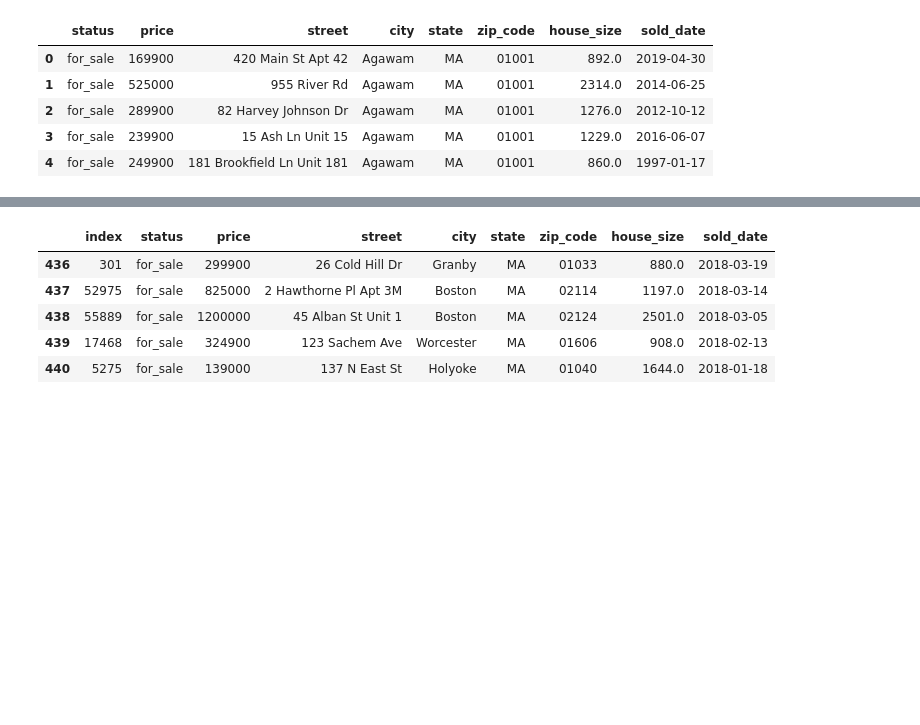
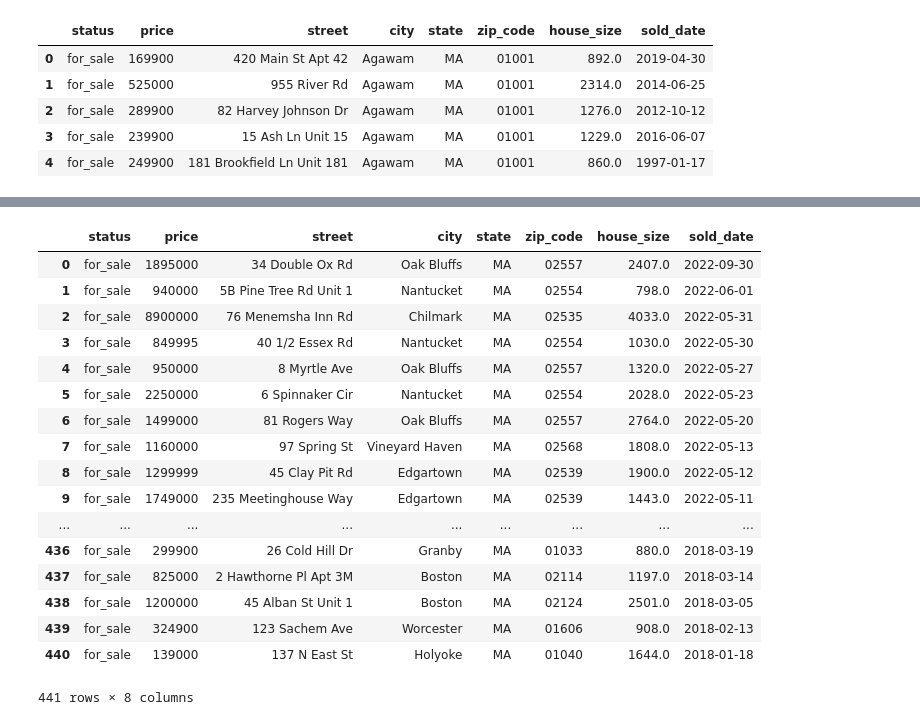
Before and after one commit to SamSteffen/Portland_Housing_Prices, a Jupyter notebook: MA_housing_prices.ipynb, the cells around one changed output, grey strips where cells are left out. Drawn from its saved outputs; the diff is of its cells as text; code cells hidden in the pictures; blank space fills up the shorter version.

```diff
--- a/MA_housing_prices.ipynb
+++ b/MA_housing_prices.ipynb
@@ -150,12 +150,24 @@ df.head()
 | 64774 | for_sale | 950000 | 8 Myrtle Ave | Oak Bluffs | MA | 02557 | 1320.0 | 2022-05-27 |
 # %%
 # reset the index
-df = df.reset_index()
-df.tail()
+df.reset_index(drop=True, inplace=True)
+df
 # %% [output]
-|  | index | status | price | street | city | state | zip_code | house_size | sold_date |
-| 436 | 301 | for_sale | 299900 | 26 Cold Hill Dr | Granby | MA | 01033 | 880.0 | 2018-03-19 |
-| 437 | 52975 | for_sale | 825000 | 2 Hawthorne Pl Apt 3M | Boston | MA | 02114 | 1197.0 | 2018-03-14 |
-| 438 | 55889 | for_sale | 1200000 | 45 Alban St Unit 1 | Boston | MA | 02124 | 2501.0 | 2018-03-05 |
-| 439 | 17468 | for_sale | 324900 | 123 Sachem Ave | Worcester | MA | 01606 | 908.0 | 2018-02-13 |
-| 440 | 5275 | for_sale | 139000 | 137 N East St | Holyoke | MA | 01040 | 1644.0 | 2018-01-18 |
+|  | status | price | street | city | state | zip_code | house_size | sold_date |
+| 0 | for_sale | 1895000 | 34 Double Ox Rd | Oak Bluffs | MA | 02557 | 2407.0 | 2022-09-30 |
+| 1 | for_sale | 940000 | 5B Pine Tree Rd Unit 1 | Nantucket | MA | 02554 | 798.0 | 2022-06-01 |
+| 2 | for_sale | 8900000 | 76 Menemsha Inn Rd | Chilmark | MA | 02535 | 4033.0 | 2022-05-31 |
+| 3 | for_sale | 849995 | 40 1/2 Essex Rd | Nantucket | MA | 02554 | 1030.0 | 2022-05-30 |
+| 4 | for_sale | 950000 | 8 Myrtle Ave | Oak Bluffs | MA | 02557 | 1320.0 | 2022-05-27 |
+| 5 | for_sale | 2250000 | 6 Spinnaker Cir | Nantucket | MA | 02554 | 2028.0 | 2022-05-23 |
+| 6 | for_sale | 1499000 | 81 Rogers Way | Oak Bluffs | MA | 02557 | 2764.0 | 2022-05-20 |
+| 7 | for_sale | 1160000 | 97 Spring St | Vineyard Haven | MA | 02568 | 1808.0 | 2022-05-13 |
+| 8 | for_sale | 1299999 | 45 Clay Pit Rd | Edgartown | MA | 02539 | 1900.0 | 2022-05-12 |
+| 9 | for_sale | 1749000 | 235 Meetinghouse Way | Edgartown | MA | 02539 | 1443.0 | 2022-05-11 |
+| ... | ... | ... | ... | ... | ... | ... | ... | ... |
+| 436 | for_sale | 299900 | 26 Cold Hill Dr | Granby | MA | 01033 | 880.0 | 2018-03-19 |
+| 437 | for_sale | 825000 | 2 Hawthorne Pl Apt 3M | Boston | MA | 02114 | 1197.0 | 2018-03-14 |
+| 438 | for_sale | 1200000 | 45 Alban St Unit 1 | Boston | MA | 02124 | 2501.0 | 2018-03-05 |
+| 439 | for_sale | 324900 | 123 Sachem Ave | Worcester | MA | 01606 | 908.0 | 2018-02-13 |
+| 440 | for_sale | 139000 | 137 N East St | Holyoke | MA | 01040 | 1644.0 | 2018-01-18 |
+441 rows × 8 columns
```
Also changed, not shown: parts of 5 cells of this notebook.
